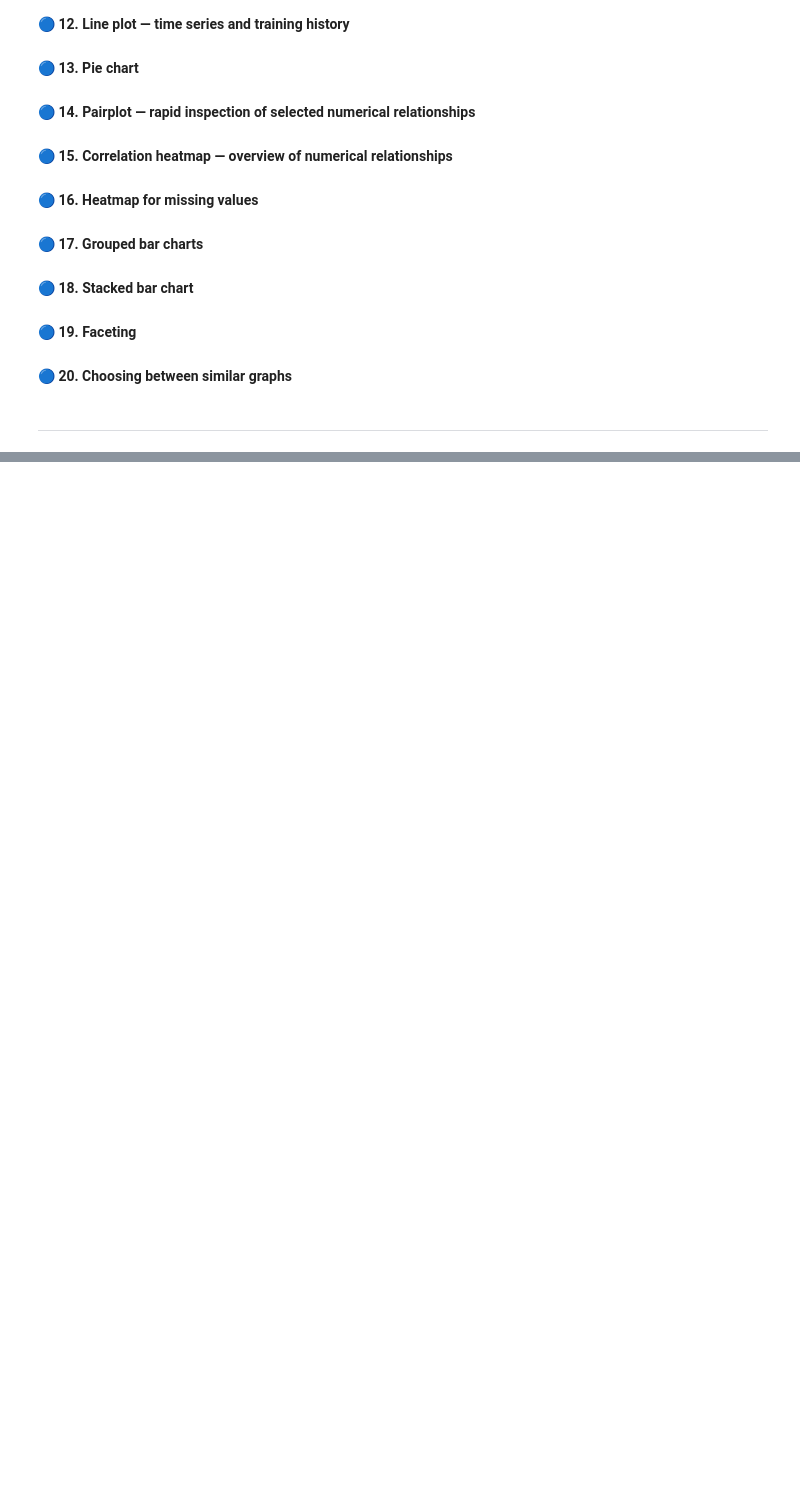
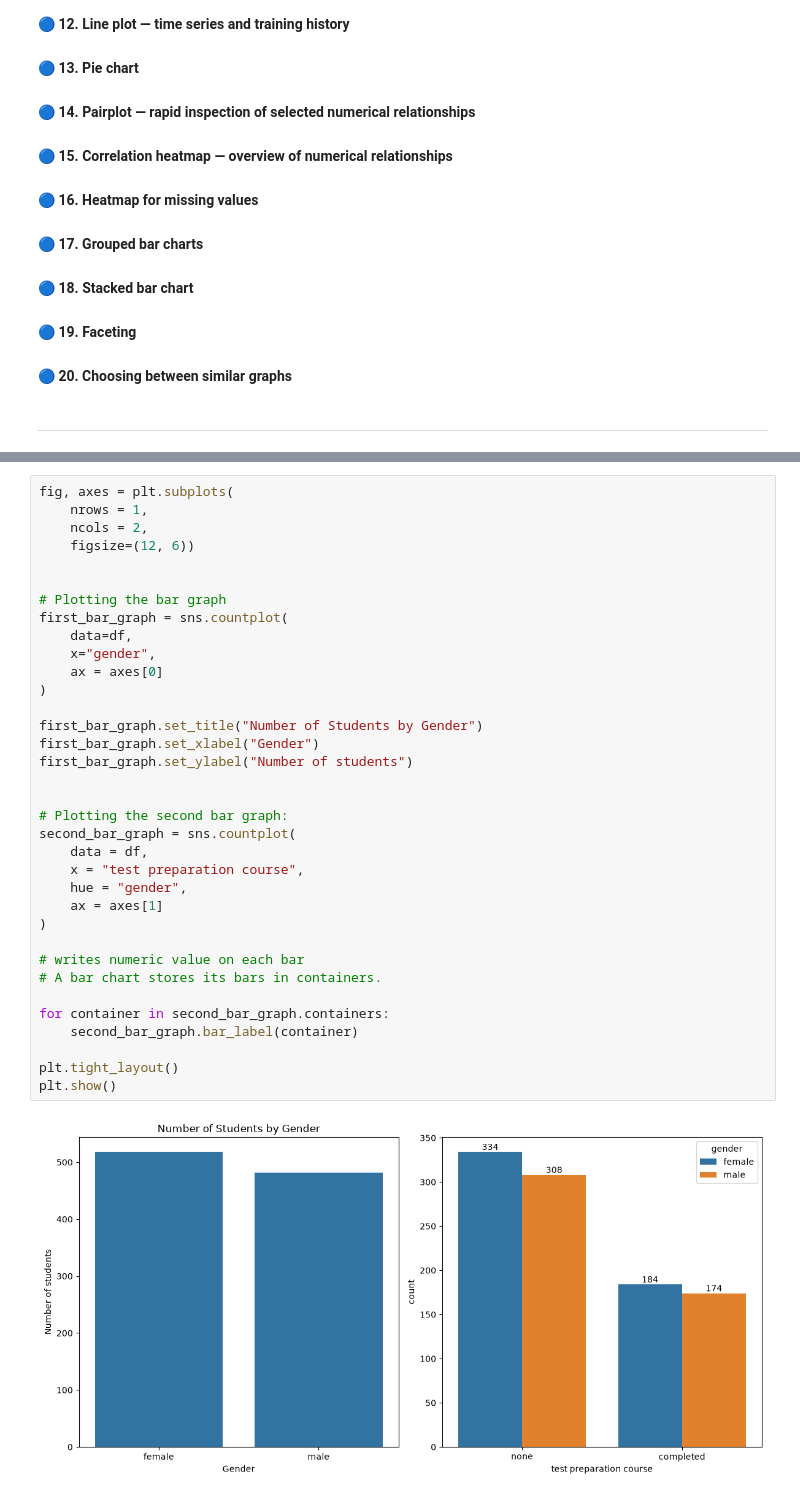
Before and after one commit to Adrinaesf/Generic-ML-Project, a Jupyter notebook: notebooks/4. DATA VISUALIZATION.ipynb, the cells around one changed output, grey strips where cells are left out. Cells and saved outputs as stored; diff of their text form; blank space fills up the shorter version.

```diff
--- a/notebooks/4. DATA VISUALIZATION.ipynb
+++ b/notebooks/4. DATA VISUALIZATION.ipynb
@@ -207,0 +290,37 @@ ________________________________________________________________________
+# %%
+fig, axes = plt.subplots(
+    nrows = 1,
+    ncols = 2,
+    figsize=(12, 6))
+
+
+# Plotting the bar graph
+first_bar_graph = sns.countplot(
+    data=df,
+    x="gender",
+    ax = axes[0]
+)
+
+first_bar_graph.set_title("Number of Students by Gender")
+first_bar_graph.set_xlabel("Gender")
+first_bar_graph.set_ylabel("Number of students")
+
+
+# Plotting the second bar graph:
+second_bar_graph = sns.countplot(
+    data = df,
+    x = "test preparation course",
+    hue = "gender",
+    ax = axes[1]
+)
+
+# writes numeric value on each bar
+# A bar chart stores its bars in containers.
+
+for container in second_bar_graph.containers:
+    second_bar_graph.bar_label(container)
+
+plt.tight_layout()
+plt.show()
+# %% [output]
+[figure, added]
```
Also changed, not shown: parts of 13 cells of this notebook.
